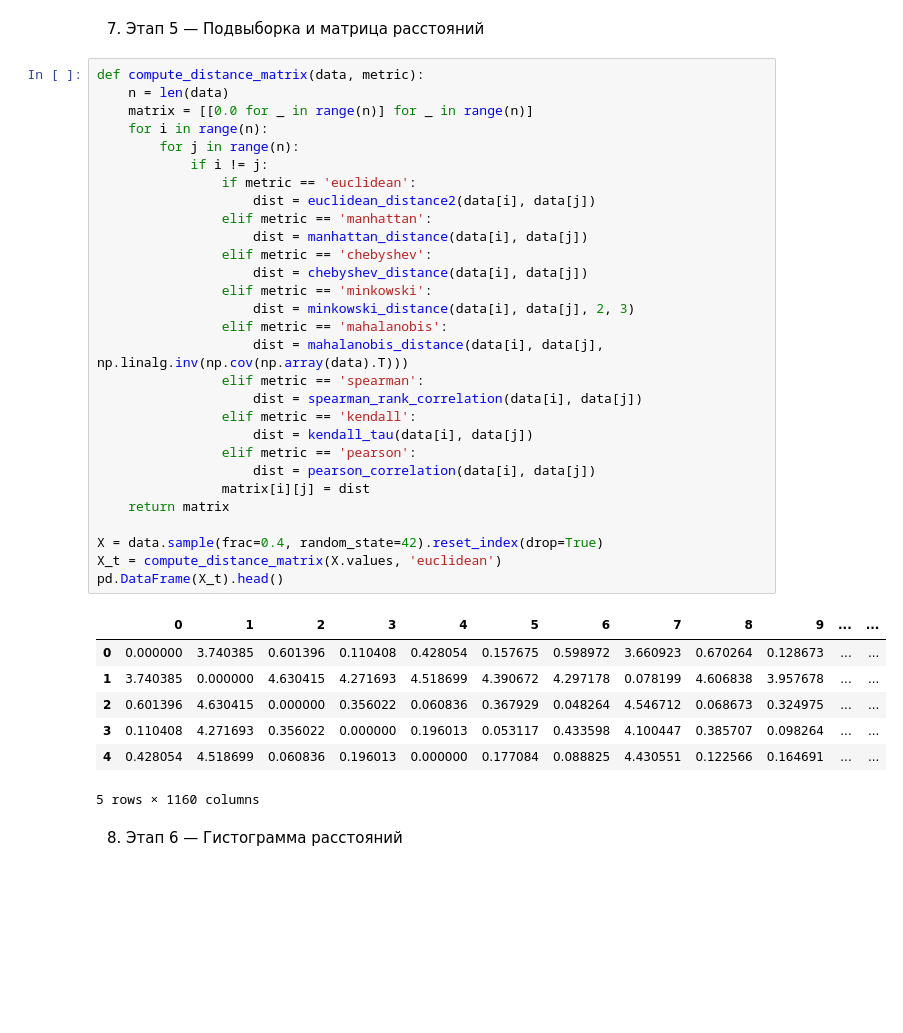
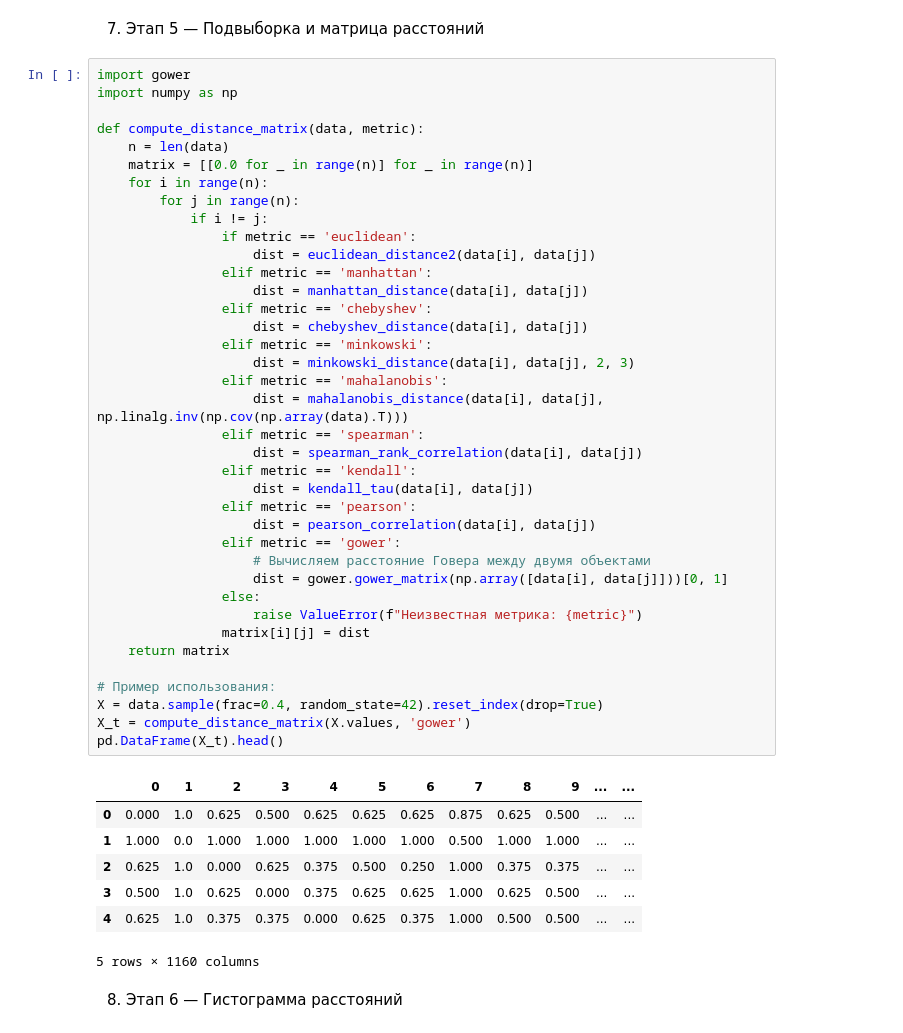
Before and after one commit to 8iKENTi8/Static-methods, a Jupyter notebook: Lab3/lab3.ipynb, the cells around one changed output. Drawn from its saved outputs; the diff is of its cells as text; blank space fills up the shorter version.

```diff
--- a/Lab3/lab3.ipynb
+++ b/Lab3/lab3.ipynb
@@ -236,41 +236,50 @@ pd.DataFrame(distance_matrix)
 # %% [markdown]
 7. Этап 5 — Подвыборка и матрица расстояний
 # %%
+import gower
+import numpy as np
+
 def compute_distance_matrix(data, metric):
     n = len(data)
     matrix = [[0.0 for _ in range(n)] for _ in range(n)]
     for i in range(n):
         for j in range(n):
             if i != j:
                 if metric == 'euclidean':
                     dist = euclidean_distance2(data[i], data[j])
                 elif metric == 'manhattan':
                     dist = manhattan_distance(data[i], data[j])
                 elif metric == 'chebyshev':
                     dist = chebyshev_distance(data[i], data[j])
                 elif metric == 'minkowski':
                     dist = minkowski_distance(data[i], data[j], 2, 3)
                 elif metric == 'mahalanobis':
                     dist = mahalanobis_distance(data[i], data[j], np.linalg.inv(np.cov(np.array(data).T)))
                 elif metric == 'spearman':
                     dist = spearman_rank_correlation(data[i], data[j])
                 elif metric == 'kendall':
                     dist = kendall_tau(data[i], data[j])
                 elif metric == 'pearson':
                     dist = pearson_correlation(data[i], data[j])
+                elif metric == 'gower':
+                    # Вычисляем расстояние Говера между двумя объектами
+                    dist = gower.gower_matrix(np.array([data[i], data[j]]))[0, 1]
+                else:
+                    raise ValueError(f"Неизвестная метрика: {metric}")
                 matrix[i][j] = dist
     return matrix
 
+# Пример использования:
 X = data.sample(frac=0.4, random_state=42).reset_index(drop=True)
-X_t = compute_distance_matrix(X.values, 'euclidean')
+X_t = compute_distance_matrix(X.values, 'gower')
 pd.DataFrame(X_t).head()
 # %% [output]
 |  | 0 | 1 | 2 | 3 | 4 | 5 | 6 | 7 | 8 | 9 | ... | ... |
-| 0 | 0.000000 | 3.740385 | 0.601396 | 0.110408 | 0.428054 | 0.157675 | 0.598972 | 3.660923 | 0.670264 | 0.128673 | ... | ... |
-| 1 | 3.740385 | 0.000000 | 4.630415 | 4.271693 | 4.518699 | 4.390672 | 4.297178 | 0.078199 | 4.606838 | 3.957678 | ... | ... |
-| 2 | 0.601396 | 4.630415 | 0.000000 | 0.356022 | 0.060836 | 0.367929 | 0.048264 | 4.546712 | 0.068673 | 0.324975 | ... | ... |
-| 3 | 0.110408 | 4.271693 | 0.356022 | 0.000000 | 0.196013 | 0.053117 | 0.433598 | 4.100447 | 0.385707 | 0.098264 | ... | ... |
-| 4 | 0.428054 | 4.518699 | 0.060836 | 0.196013 | 0.000000 | 0.177084 | 0.088825 | 4.430551 | 0.122566 | 0.164691 | ... | ... |
+| 0 | 0.000 | 1.0 | 0.625 | 0.500 | 0.625 | 0.625 | 0.625 | 0.875 | 0.625 | 0.500 | ... | ... |
+| 1 | 1.000 | 0.0 | 1.000 | 1.000 | 1.000 | 1.000 | 1.000 | 0.500 | 1.000 | 1.000 | ... | ... |
+| 2 | 0.625 | 1.0 | 0.000 | 0.625 | 0.375 | 0.500 | 0.250 | 1.000 | 0.375 | 0.375 | ... | ... |
+| 3 | 0.500 | 1.0 | 0.625 | 0.000 | 0.375 | 0.625 | 0.625 | 1.000 | 0.625 | 0.500 | ... | ... |
+| 4 | 0.625 | 1.0 | 0.375 | 0.375 | 0.000 | 0.625 | 0.375 | 1.000 | 0.500 | 0.500 | ... | ... |
 5 rows × 1160 columns
 # %% [markdown]
 8. Этап 6 — Гистограмма расстояний
```
Also changed, not shown: parts of 10 cells of this notebook, 6 other files.
